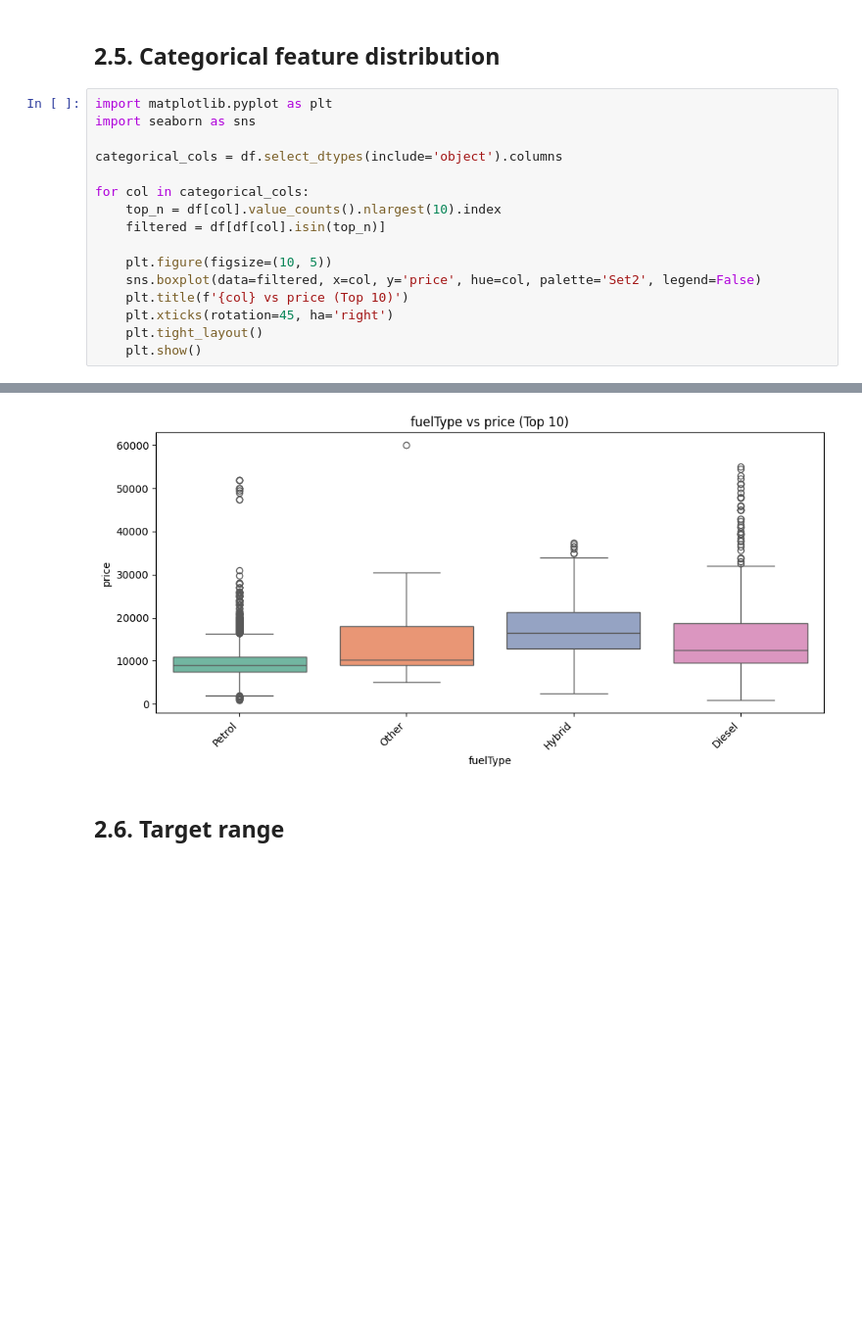
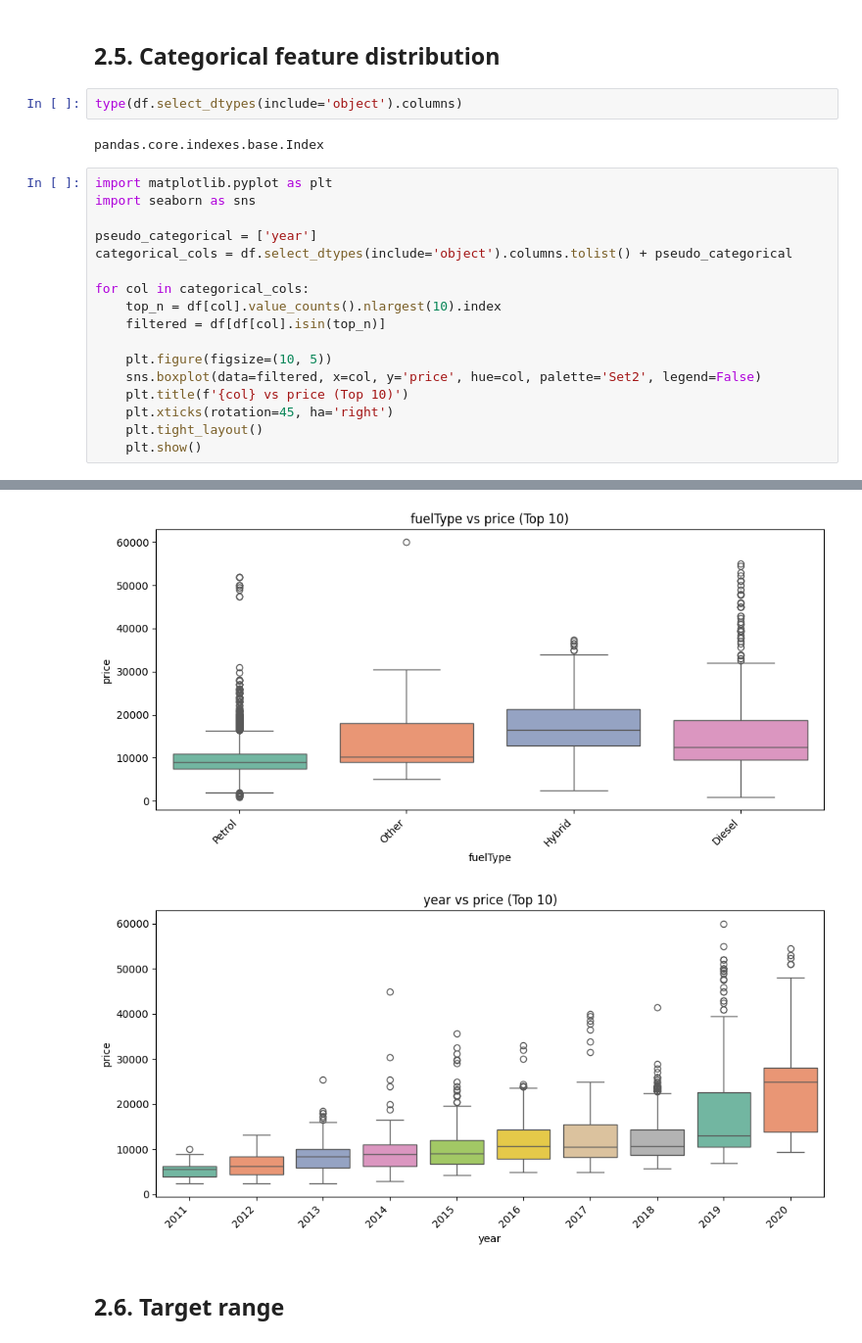
Before and after one commit to zakzakzak/kaggle, a Jupyter notebook: prediction-car-price.ipynb, the cells around one changed output, grey strips where cells are left out. Shown at 98% size. Drawn from its saved outputs; the diff is of its cells as text; blank space fills up the shorter version.

```diff
--- a/prediction-car-price.ipynb
+++ b/prediction-car-price.ipynb
@@ -179,26 +179,32 @@ for col in numerical_cols:
 [figure]
 # %% [markdown]
 ## 2.5. Categorical feature distribution
+# %%
+type(df.select_dtypes(include='object').columns)
+# %% [output]
+pandas.core.indexes.base.Index
 # %%
 import matplotlib.pyplot as plt
 import seaborn as sns
 
-categorical_cols = df.select_dtypes(include='object').columns
+pseudo_categorical = ['year']
+categorical_cols = df.select_dtypes(include='object').columns.tolist() + pseudo_categorical
 
 for col in categorical_cols:
     top_n = df[col].value_counts().nlargest(10).index
     filtered = df[df[col].isin(top_n)]
 
     plt.figure(figsize=(10, 5))
     sns.boxplot(data=filtered, x=col, y='price', hue=col, palette='Set2', legend=False)
     plt.title(f'{col} vs price (Top 10)')
     plt.xticks(rotation=45, ha='right')
     plt.tight_layout()
     plt.show()
 # %% [output]
 [figure]
 [figure]
 [figure]
+[figure, added]
 # %% [markdown]
 ## 2.6. Target range
 # %%
```
Also changed, not shown: parts of 16 cells of this notebook.
